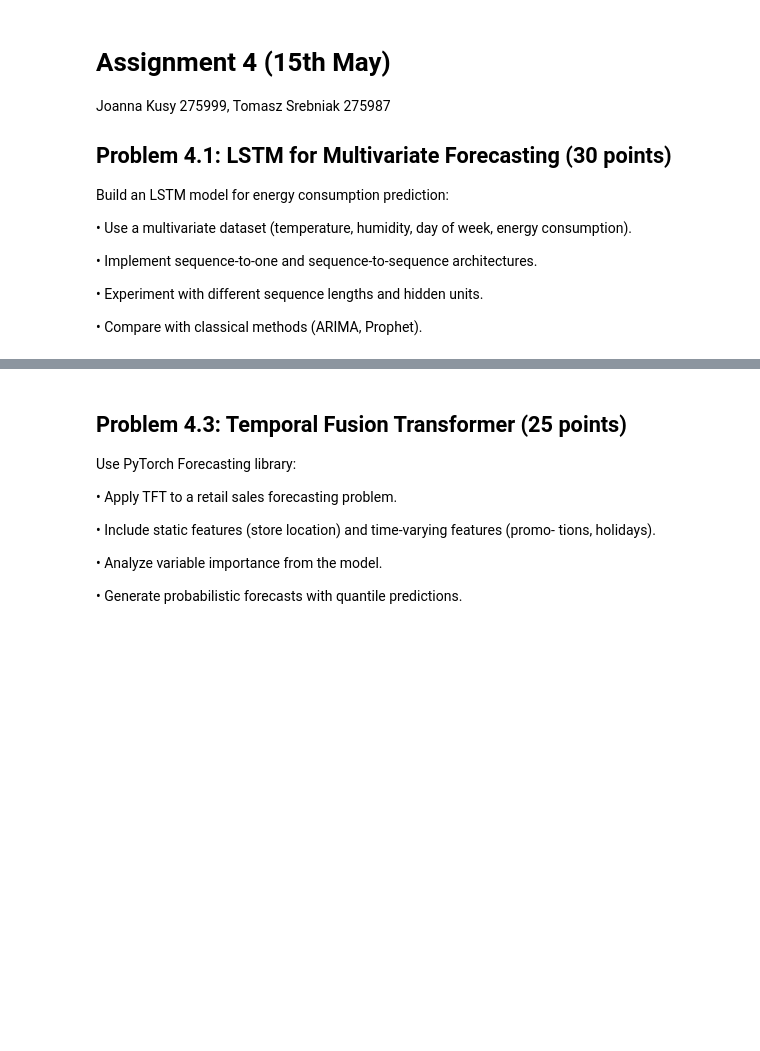
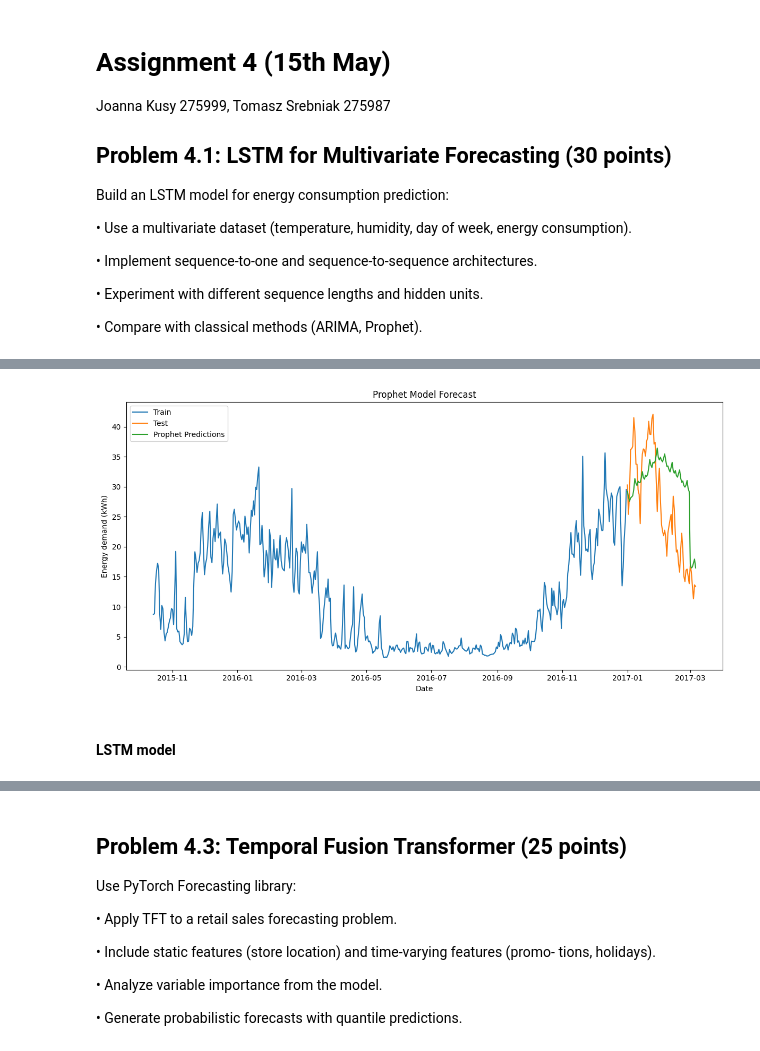
Before and after one commit to tomaszsrebniak/ML_for_data_analytics, a Jupyter notebook: Assignment4/List4.ipynb, the cells around one changed output, grey strips where cells are left out. Saved outputs shown, nothing was run; the diff lists cells and outputs as text; code cells hidden in the pictures; blank space fills up the shorter version.

```diff
--- a/Assignment4/List4.ipynb
+++ b/Assignment4/List4.ipynb
@@ -15,0 +277,15 @@ consumption).
+# %%
+plt.figure(figsize=(12, 6))
+plt.plot(train.index, train["energy_demand"], label="Train")
+plt.plot(test.index, test["energy_demand"], label="Test")
+plt.plot(test.index, prophet_preds, label="Prophet Predictions")
+plt.legend()
+plt.xlabel("Date")
+plt.ylabel("Energy demand (kWh)")
+plt.title("Prophet Model Forecast")
+plt.tight_layout()
+plt.show()
+# %% [output]
+[figure, added]
+# %% [markdown]
+#### LSTM model
```
Also changed, not shown: parts of 94 cells of this notebook, 3 other files.
